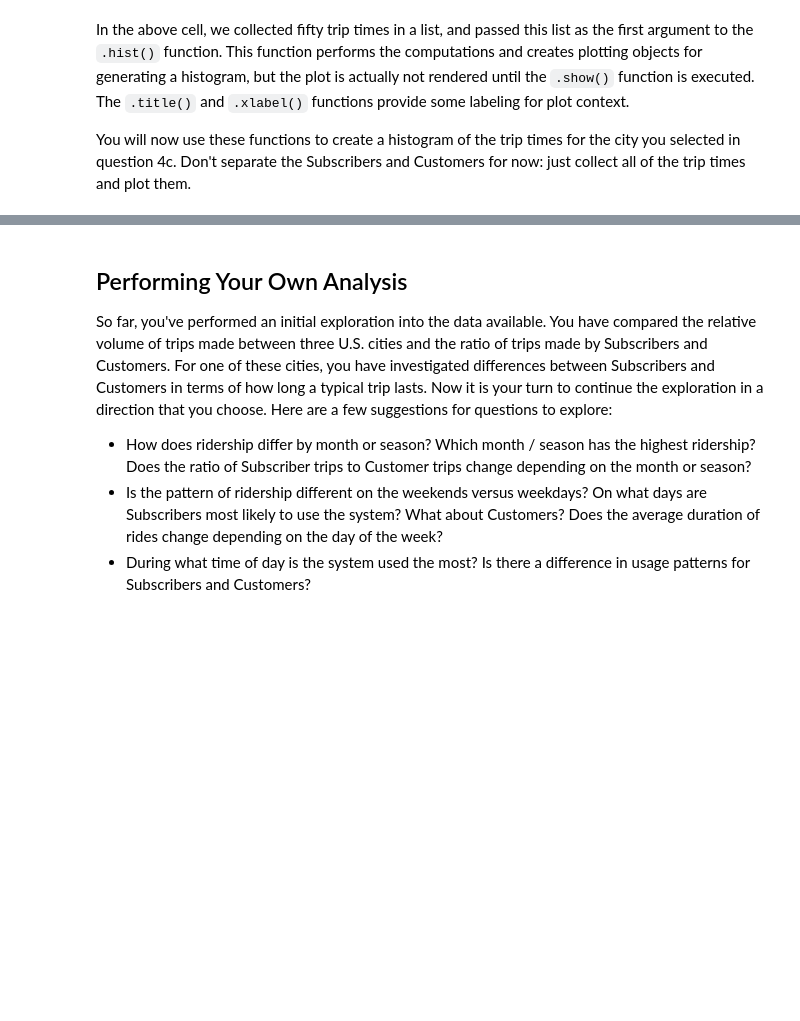
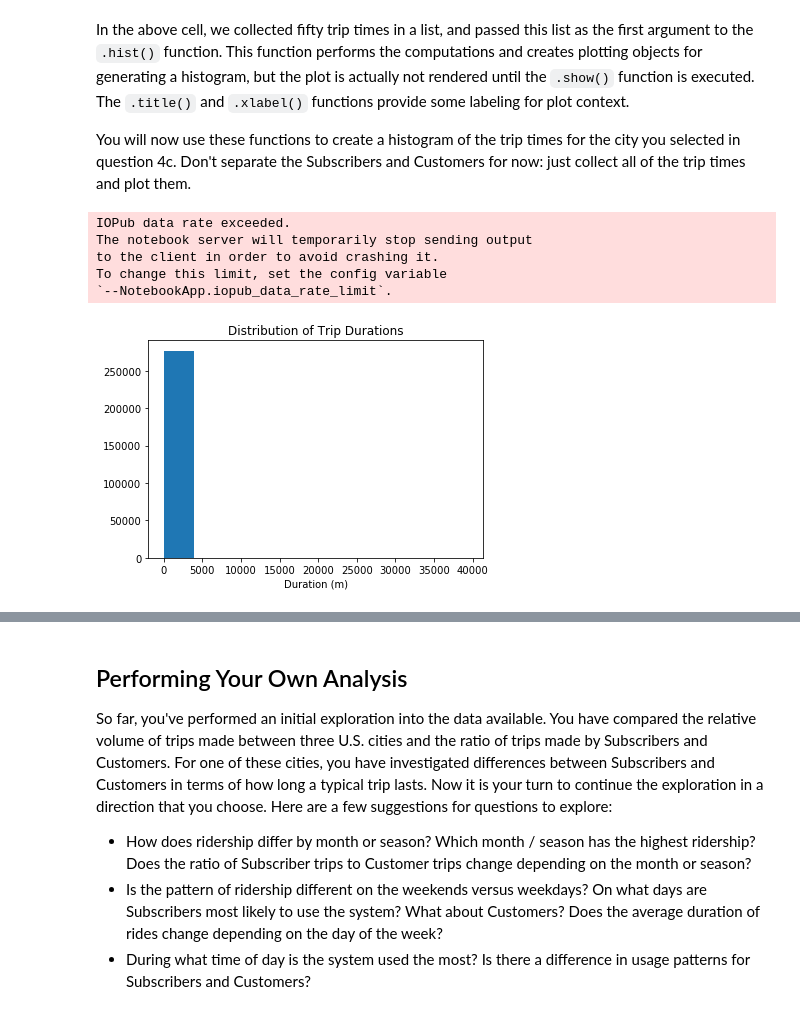
Before and after one commit to CosmicCoder96/ML-foundation-US-bike-share, a Jupyter notebook: Bike_Share_Analysis.ipynb, the cells around one changed output, grey strips where cells are left out. Cells and saved outputs as stored; diff of their text form; code cells hidden in the pictures; blank space fills up the shorter version.

```diff
--- a/Bike_Share_Analysis.ipynb
+++ b/Bike_Share_Analysis.ipynb
@@ -564,6 +564,27 @@ You will now use these functions to create a histogram of the trip times for the
 # %%
 ## Use this and additional cells to collect all of the trip times as a list ##
 ## and then use pyplot functions to generate a histogram of trip times.     ##
+import matplotlib.pyplot as plt
+
+%matplotlib inline
+data = []
+filename = './data/NYC-2016-Summary.csv'
+with open(filename, 'r') as f_in:
+        # set up csv reader object
+        reader = csv.DictReader(f_in)
+        for row in reader:
+            data.append(float(row['duration']))
+plt.hist(data)
+plt.title('Distribution of Trip Durations')
+plt.xlabel('Duration (m)')
+plt.show()
+# %% [output]
+IOPub data rate exceeded.
+The notebook server will temporarily stop sending output
+to the client in order to avoid crashing it.
+To change this limit, set the config variable
+`--NotebookApp.iopub_data_rate_limit`.
+[figure, added]
 # %% [markdown]
 If you followed the use of the `.hist()` and `.show()` functions exactly like in the example, you're probably looking at a plot that's completely unexpected. The plot consists of one extremely tall bar on the left, maybe a very short second bar, and a whole lot of empty space in the center and right. Take a look at the duration values on the x-axis. This suggests that there are some highly infrequent outliers in the data. Instead of reprocessing the data, you will use additional parameters with the `.hist()` function to limit the range of data that is plotted. Documentation for the function can be found [[here]](https://matplotlib.org/devdocs/api/_as_gen/matplotlib.pyplot.hist.html#matplotlib.pyplot.hist).
 
```
Also changed, not shown: parts of 3 cells of this notebook.
